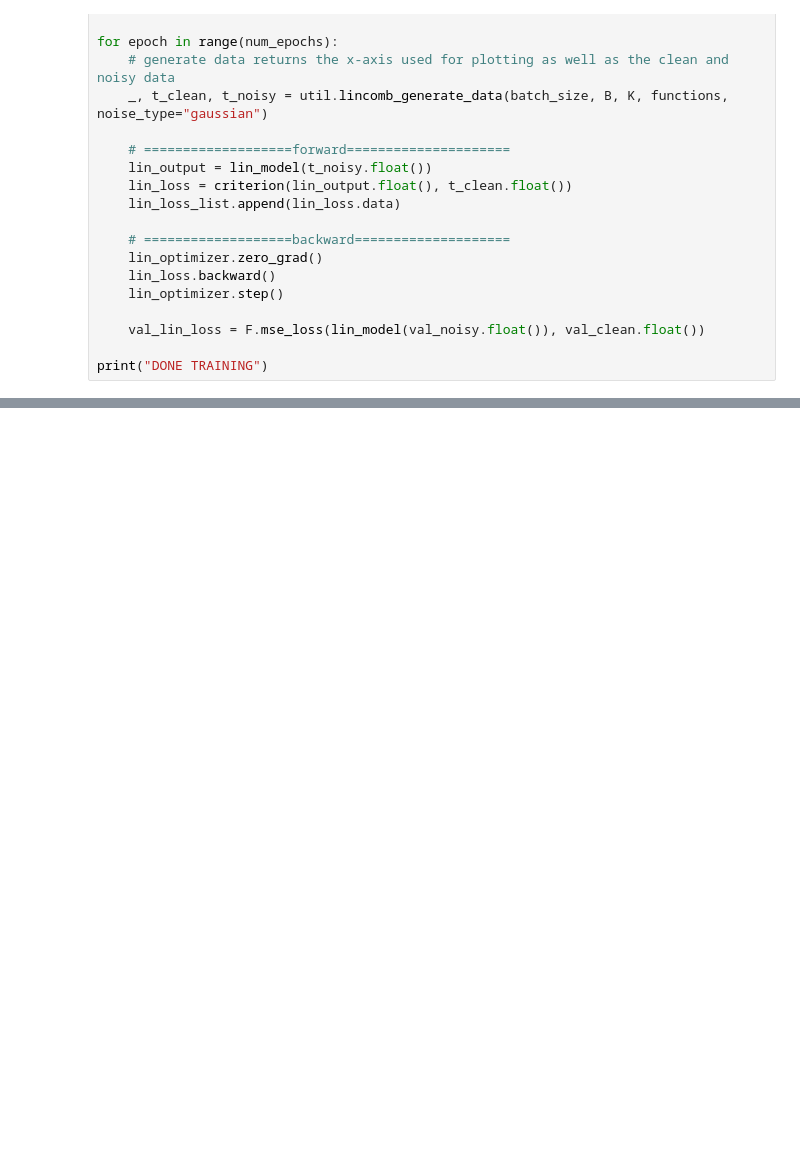
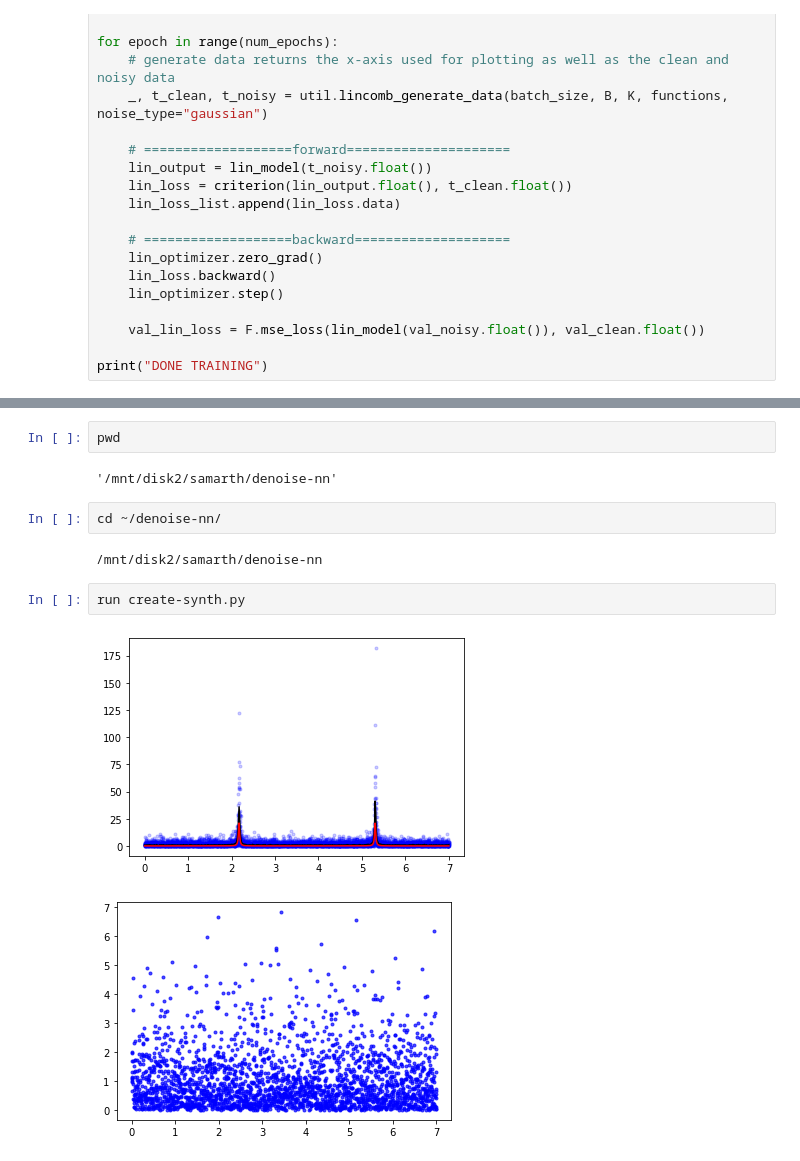
Before and after one commit to samarth-kashyap/denoise-nn, a Jupyter notebook: notebooks/spectral-denoising.ipynb, the cells around one changed output, grey strips where cells are left out. Saved outputs shown, nothing was run; the diff lists cells and outputs as text; blank space fills up the shorter version.

```diff
--- a/notebooks/spectral-denoising.ipynb
+++ b/notebooks/spectral-denoising.ipynb
@@ -58,0 +65,13 @@ print("DONE TRAINING")
+# %%
+pwd
+# %% [output]
+'/mnt/disk2/samarth/denoise-nn'
+# %%
+cd ~/denoise-nn/
+# %% [output]
+/mnt/disk2/samarth/denoise-nn
+# %%
+run create-synth.py
+# %% [output]
+[figure, added]
+[figure, added]
```
Also changed, not shown: parts of 2 cells of this notebook, 6 other files.
